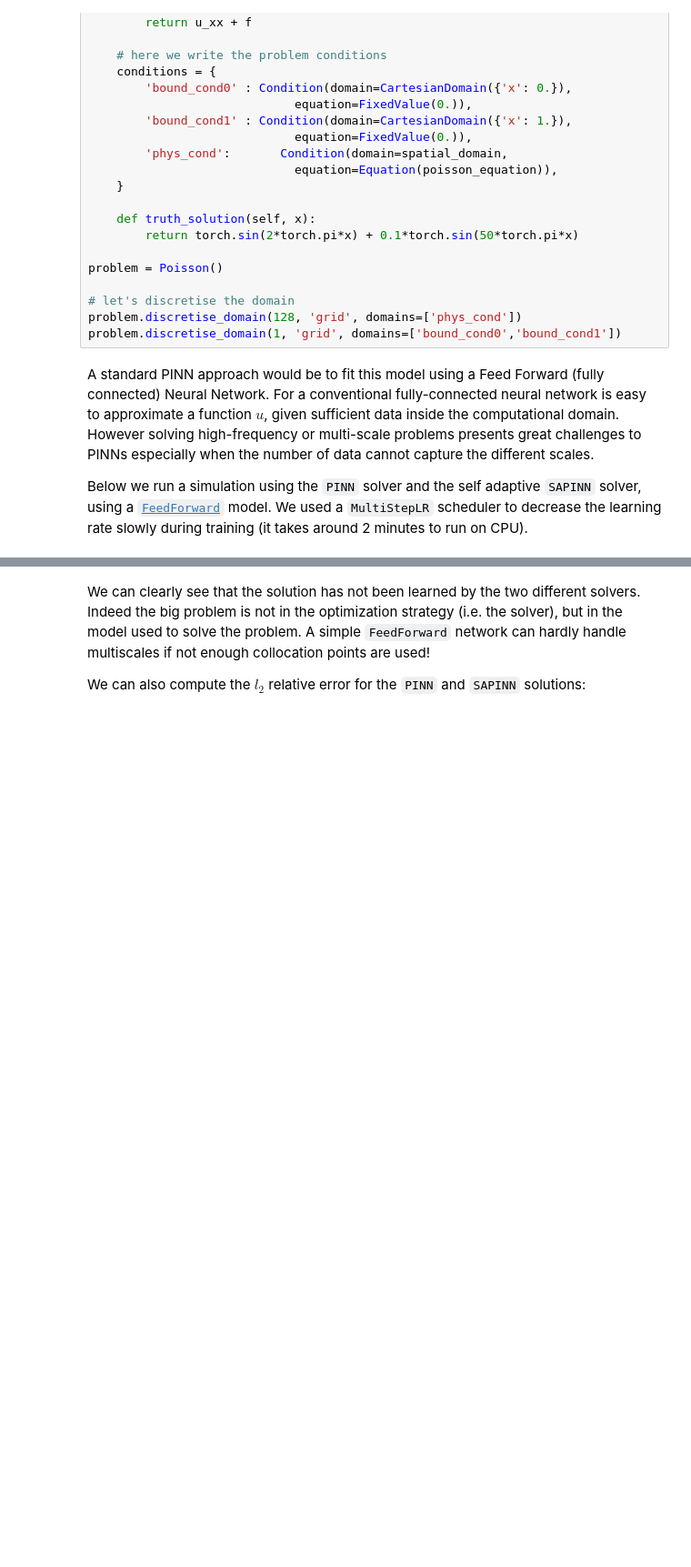
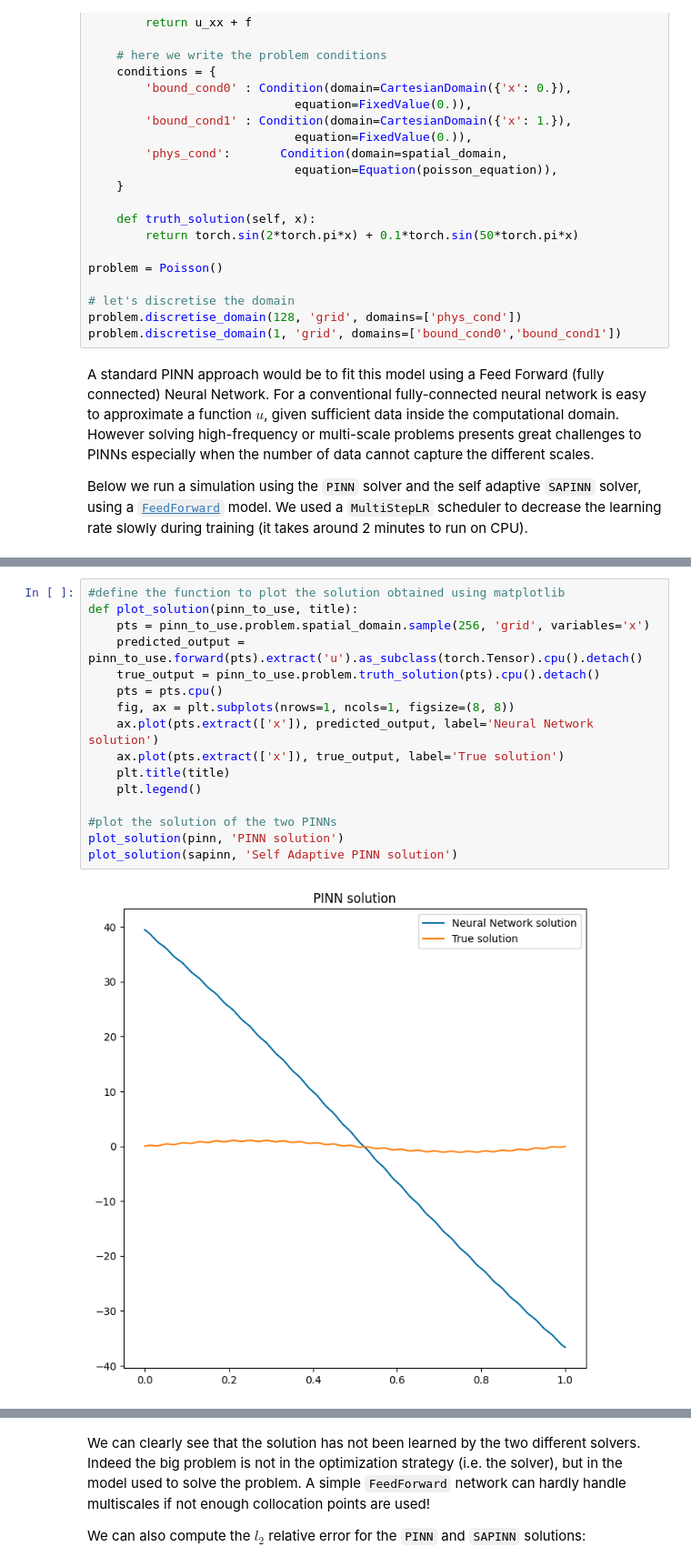
Before and after one commit to mathLab/PINA, a Jupyter notebook: tutorials/tutorial13/tutorial.ipynb, the cells around one changed output, grey strips where cells are left out. Shown: that part at 91% size. Drawn from its saved outputs; the diff is of its cells as text; blank space fills up the shorter version.

```diff
--- a/tutorials/tutorial13/tutorial.ipynb
+++ b/tutorials/tutorial13/tutorial.ipynb
@@ -118,0 +124,18 @@ HPU available: False, using: 0 HPUs
+# %%
+#define the function to plot the solution obtained using matplotlib
+def plot_solution(pinn_to_use, title):
+    pts = pinn_to_use.problem.spatial_domain.sample(256, 'grid', variables='x')
+    predicted_output = pinn_to_use.forward(pts).extract('u').as_subclass(torch.Tensor).cpu().detach()
+    true_output = pinn_to_use.problem.truth_solution(pts).cpu().detach()
+    pts = pts.cpu()
+    fig, ax = plt.subplots(nrows=1, ncols=1, figsize=(8, 8))
+    ax.plot(pts.extract(['x']), predicted_output, label='Neural Network solution')
+    ax.plot(pts.extract(['x']), true_output, label='True solution')
+    plt.title(title)
+    plt.legend()
+
+#plot the solution of the two PINNs
+plot_solution(pinn, 'PINN solution')
+plot_solution(sapinn, 'Self Adaptive PINN solution')
+# %% [output]
+[figure, added]
```
Also changed, not shown: parts of 7 cells of this notebook.
